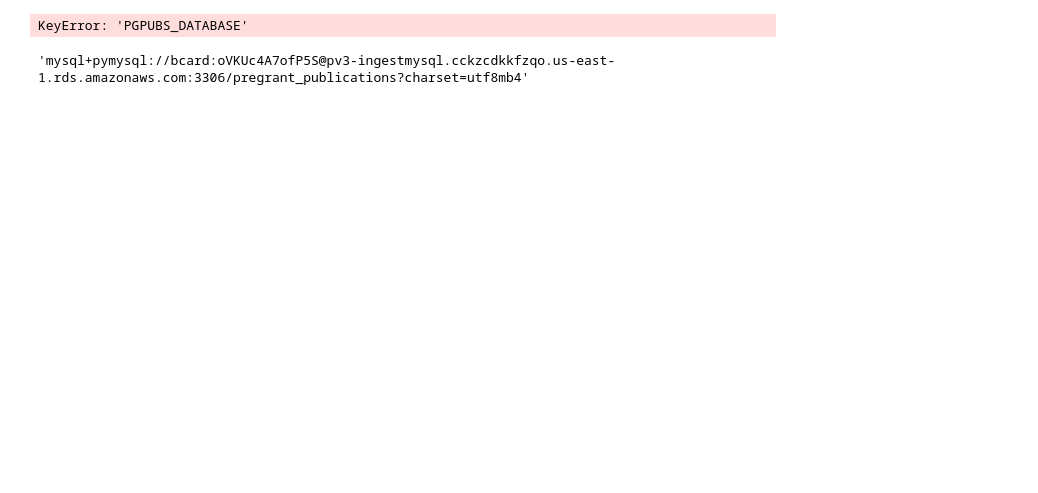
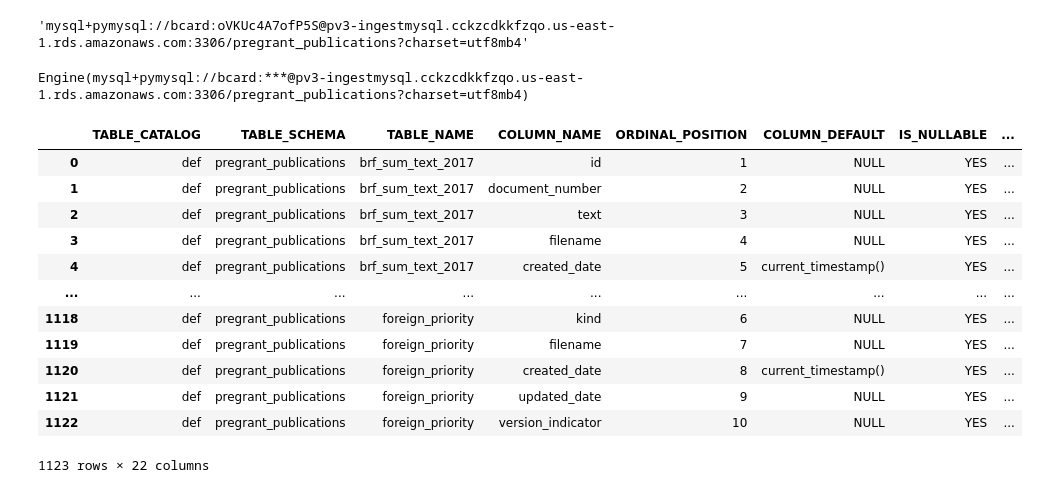
Before and after one commit to PatentsView/PatentsView-DB, a Jupyter notebook: QA/Create table_config_texttest.json.ipynb, the cells around one changed output. Cells and saved outputs as stored; diff of their text form; code cells hidden in the pictures; blank space fills up the shorter version.

```diff
--- a/QA/Create table_config_texttest.json.ipynb
+++ b/QA/Create table_config_texttest.json.ipynb
@@ -35,7 +14,9 @@ c=get_config()
+# %%
+config = get_current_config('pgpubs', **{
+        "execution_date": datetime.date(2021, 12, 2)
+    })
 # %%
-connection_string=get_connection_string(c, database='PGPUBS_DATABASE')
+connection_string=get_connection_string(config, database='PROD_DB')
-# %% [output]
-KeyError: 'PGPUBS_DATABASE'
 # %%
 connection_string
 # %% [output]
@@ -44,6 +25,10 @@ connection_string
 from sqlalchemy import create_engine
 # %%
 engine=create_engine(connection_string)
+# %%
+engine
+# %% [output]
+Engine(mysql+pymysql://bcard:***@pv3-ingestmysql.cckzcdkkfzqo.us-east-1.rds.amazonaws.com:3306/pregrant_publications?charset=utf8mb4)
 # %%
 import pandas as pd
 # %%
@@ -61 +45,17 @@ import pandas as pd
+# %%
+columns
+# %% [output]
+|  | TABLE_CATALOG | TABLE_SCHEMA | TABLE_NAME | COLUMN_NAME | ORDINAL_POSITION | COLUMN_DEFAULT | IS_NULLABLE | ... |
+| 0 | def | pregrant_publications | brf_sum_text_2017 | id | 1 | NULL | YES | ... |
+| 1 | def | pregrant_publications | brf_sum_text_2017 | document_number | 2 | NULL | YES | ... |
+| 2 | def | pregrant_publications | brf_sum_text_2017 | text | 3 | NULL | YES | ... |
+| 3 | def | pregrant_publications | brf_sum_text_2017 | filename | 4 | NULL | YES | ... |
+| 4 | def | pregrant_publications | brf_sum_text_2017 | created_date | 5 | current_timestamp() | YES | ... |
+| ... | ... | ... | ... | ... | ... | ... | ... | ... |
+| 1118 | def | pregrant_publications | foreign_priority | kind | 6 | NULL | YES | ... |
+| 1119 | def | pregrant_publications | foreign_priority | filename | 7 | NULL | YES | ... |
+| 1120 | def | pregrant_publications | foreign_priority | created_date | 8 | current_timestamp() | YES | ... |
+| 1121 | def | pregrant_publications | foreign_priority | updated_date | 9 | NULL | YES | ... |
+| 1122 | def | pregrant_publications | foreign_priority | version_indicator | 10 | NULL | YES | ... |
+1123 rows × 22 columns
 # %%
```
Also changed, not shown: parts of 17 cells of this notebook, 1 other file.
